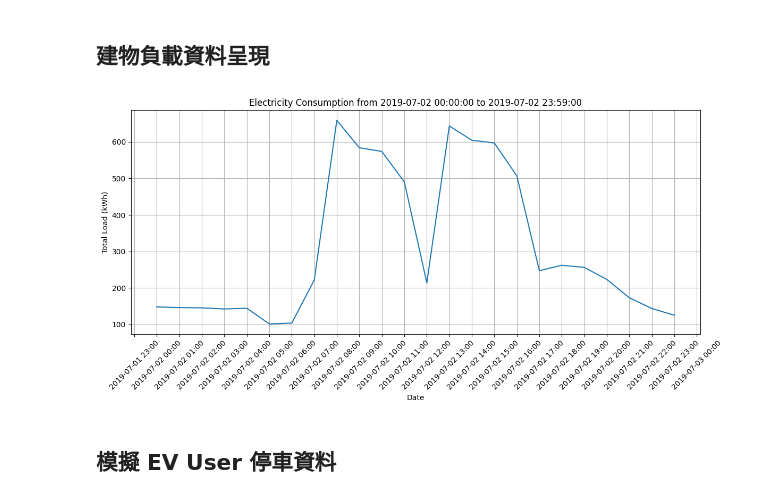
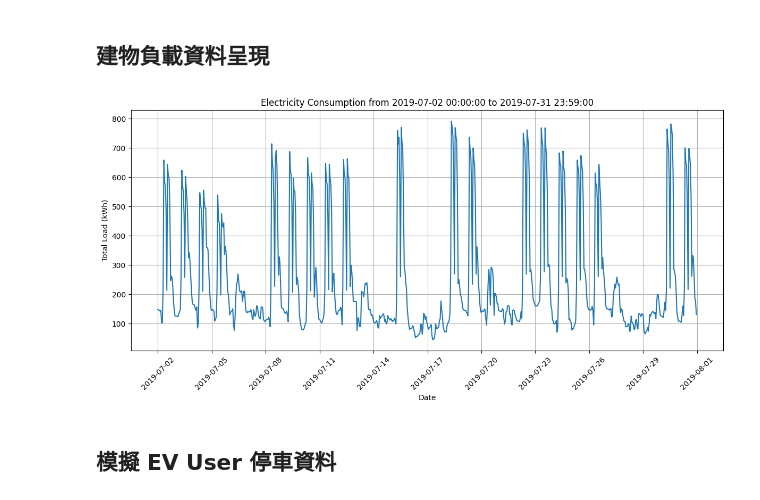
Before and after one commit to carlwang49/MY_WORK, a Jupyter notebook: DataPreprocessing.ipynb, the cells around one changed output. Drawn from its saved outputs; the diff is of its cells as text; code cells hidden in the pictures.

```diff
--- a/DataPreprocessing.ipynb
+++ b/DataPreprocessing.ipynb
@@ -126,10 +126,10 @@ import matplotlib.dates as mdates
 
 # set the start and end time
 start_time = '2019-07-02 00:00:00'
-end_time = '2019-07-02 23:59:00'
+end_time = '2019-07-31 23:59:00'
 
 # read the data
-BuildingConsumptionLoad = pd.read_csv('./BuildingEnergyLoad/BuildingConsumptionLoad.csv')
+BuildingConsumptionLoad = pd.read_csv('./Dataset/BuildingEnergyLoad/BuildingConsumptionLoad.csv')
 
 # convert the 'Date' column to datetime type
 BuildingConsumptionLoad['Date'] = pd.to_datetime(BuildingConsumptionLoad['Date'])
@@ -144,34 +144,34 @@ plt.xlabel('Date')
 plt.ylabel('Total Load (kWh)')
 plt.title(f'Electricity Consumption from {start_time} to {end_time}')
 
 # calculate the time range
 time_range = pd.to_datetime(end_time) - pd.to_datetime(start_time)
 
 # set the x-axis labels based on the time range
 if time_range <= pd.Timedelta(days=2):
     # if the range is less than or equal to 2 days, show the time every hour
     plt.gca().xaxis.set_major_formatter(mdates.DateFormatter('%Y-%m-%d %H:%M'))
     plt.gca().xaxis.set_major_locator(mdates.HourLocator(interval=1))
 elif time_range <= pd.Timedelta(days=7):
     # if the range is less than or equal to 7 days, show the time every 3 hours
     plt.gca().xaxis.set_major_formatter(mdates.DateFormatter('%Y-%m-%d'))
     plt.gca().xaxis.set_major_locator(mdates.DayLocator(interval=1))
 elif time_range <= pd.Timedelta(days=30):
     # if the range is less than or equal to 30 days, show the time every 3 days
     plt.gca().xaxis.set_major_formatter(mdates.DateFormatter('%Y-%m-%d'))
     plt.gca().xaxis.set_major_locator(mdates.DayLocator(interval=3))
 else:
     # if the range is greater than 30 days, show the time every week
     plt.gca().xaxis.set_major_formatter(mdates.DateFormatter('%Y-%m-%d'))
     plt.gca().xaxis.set_major_locator(mdates.WeekdayLocator(interval=1))
 
 # rotate the x-axis labels for better visibility
 plt.xticks(rotation=45)
 plt.grid(True)
 plt.tight_layout()
 plt.show()
 # %% [output]
-[figure, old version]
+[figure, new version]
 # %% [markdown]
 ## 模擬 EV User 停車資料
 # %%
```
Also changed, not shown: 3 other files.
